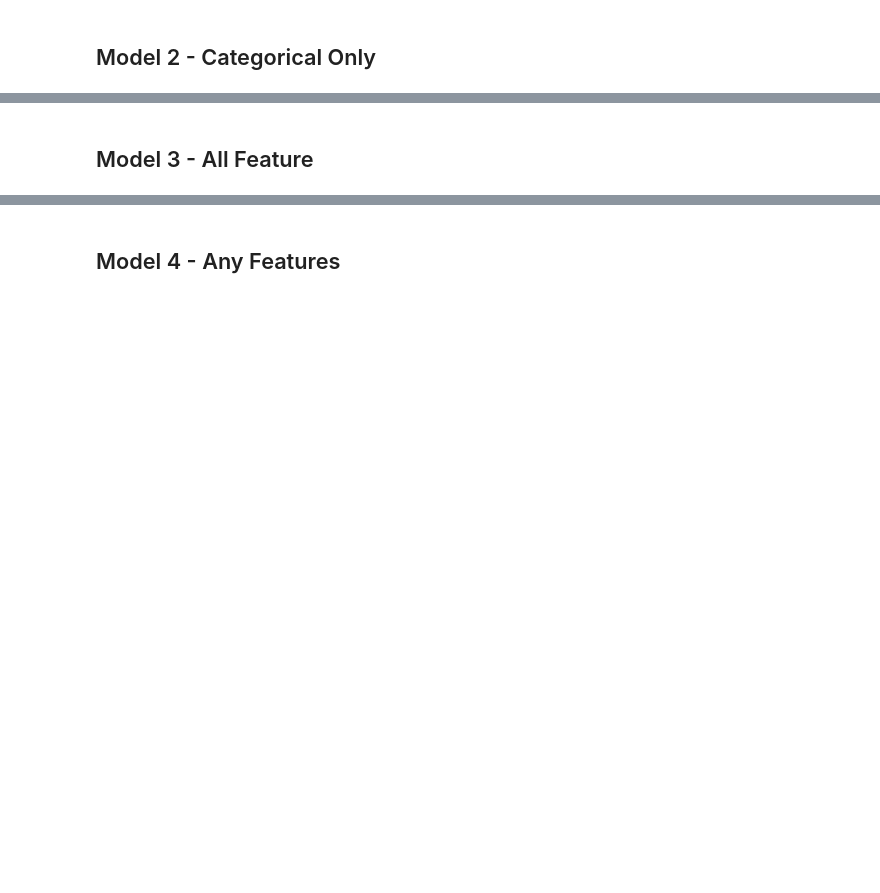
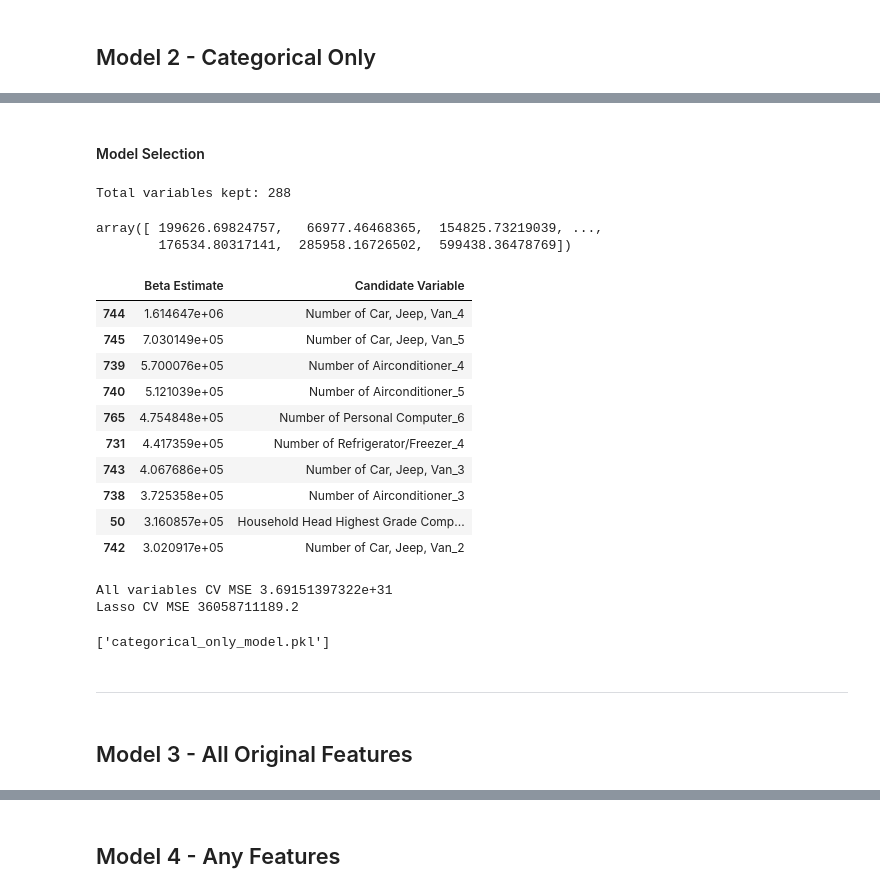
Before and after one commit to ndara/FilipinoHousing, a Jupyter notebook: filipino_housing.ipynb, the cells around one changed output, grey strips where cells are left out. Drawn from its saved outputs; the diff is of its cells as text; code cells hidden in the pictures; blank space fills up the shorter version.

```diff
--- a/filipino_housing.ipynb
+++ b/filipino_housing.ipynb
@@ -92,2 +160,4 @@ ordinal_vars = ['Household Head Age','Number of bedrooms','House Age','Number of
 # %% [markdown]
 ## Model 2 - Categorical Only
+# %%
+train_categorical_dummied = dummyify(train_categorical, nominal_vars + ordinal_vars)
@@ -94,2 +173,42 @@ ordinal_vars = ['Household Head Age','Number of bedrooms','House Age','Number of
+# %% [markdown]
+#### Model Selection
+# %%
+categorical_model_lasso = lassoChoose(train_categorical_dummied, train_y, standardize = False, max_iterations = 3000)
+print("Total variables kept:",sum(categorical_model_lasso.coef_ != 0))
+# %% [output]
+Total variables kept: 288
+# %%
+categorical_model_lasso.predict(train_categorical_dummied)
+# %% [output]
+array([ 199626.69824757,   66977.46468365,  154825.73219039, ...,
+        176534.80317141,  285958.16726502,  599438.36478769])
+# %%
+# Top 10 Vars
+final_categorical_var = pd.DataFrame([combo for combo in zip(categorical_model_lasso.coef_,  train_categorical_dummied.columns)], columns = ['Beta Estimate', 'Candidate Variable']).sort_values(by = 'Beta Estimate', ascending = False)
+final_categorical_var.head(10)
+# %% [output]
+|  | Beta Estimate | Candidate Variable |
+| 744 | 1.614647e+06 | Number of Car, Jeep, Van_4 |
+| 745 | 7.030149e+05 | Number of Car, Jeep, Van_5 |
+| 739 | 5.700076e+05 | Number of Airconditioner_4 |
+| 740 | 5.121039e+05 | Number of Airconditioner_5 |
+| 765 | 4.754848e+05 | Number of Personal Computer_6 |
+| 731 | 4.417359e+05 | Number of Refrigerator/Freezer_4 |
+| 743 | 4.067686e+05 | Number of Car, Jeep, Van_3 |
+| 738 | 3.725358e+05 | Number of Airconditioner_3 |
+| 50 | 3.160857e+05 | Household Head Highest Grade Comp... |
+| 742 | 3.020917e+05 | Number of Car, Jeep, Van_2 |
+# %%
+print("All variables CV MSE", -np.average(cross_val_score(LinearRegression(), train_categorical_dummied, train_y, cv = 10, scoring = "neg_mean_squared_error")))
+print("Lasso CV MSE", -np.average(cross_val_score(categorical_model_lasso, train_categorical_dummied, train_y, cv = 10, scoring = "neg_mean_squared_error")))
+# %% [output]
+All variables CV MSE 3.69151397322e+31
+Lasso CV MSE 36058711189.2
+# %%
+joblib.dump(categorical_model_lasso, 'categorical_only_model.pkl')
+# %% [output]
+['categorical_only_model.pkl']
+# %% [markdown]
+***
 # %% [markdown]
-## Model 3 - All Feature
+## Model 3 - All Original Features
```
Also changed, not shown: parts of 39 cells of this notebook.
